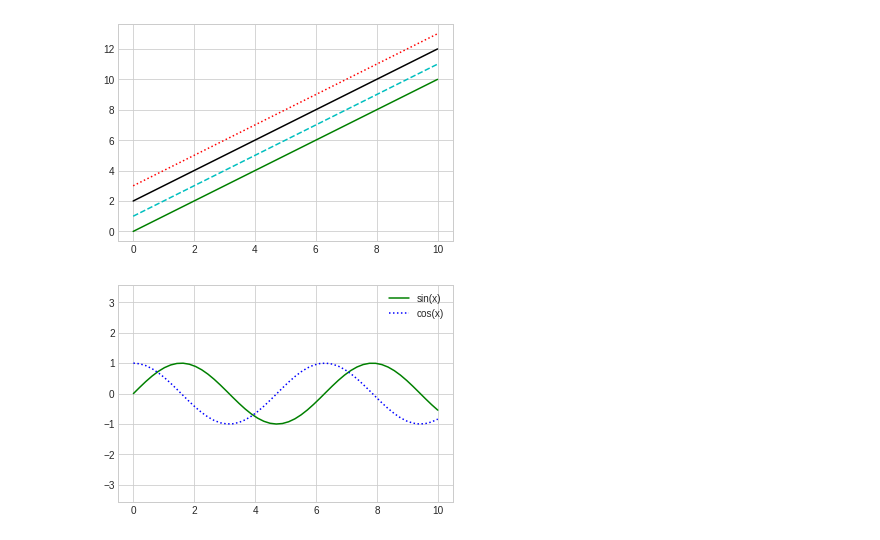
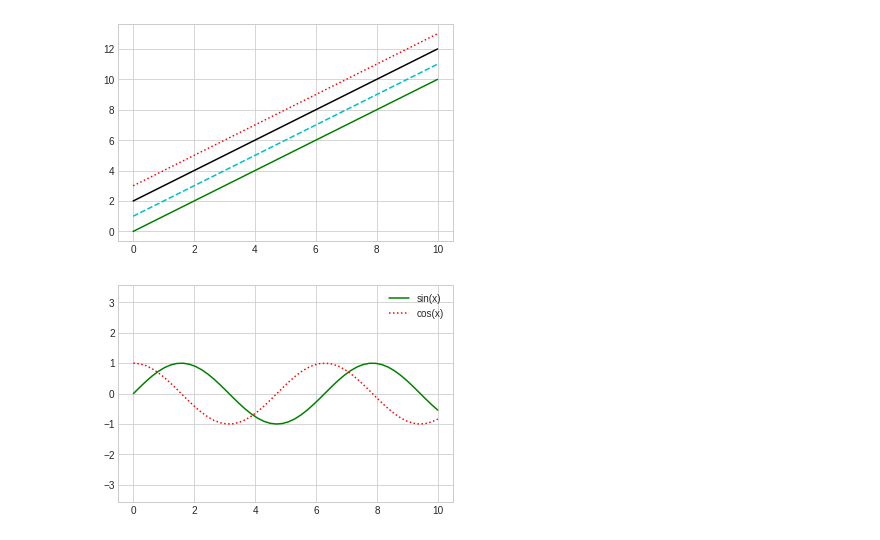
Before and after one commit to lokeshwarinayak/intenship, a Jupyter notebook: mathplot.ipynb, the cells around one changed output. Saved outputs shown, nothing was run; the diff lists cells and outputs as text; code cells hidden in the pictures.

```diff
--- a/mathplot.ipynb
+++ b/mathplot.ipynb
@@ -120,9 +120,9 @@ plt.plot(x, x + 3, ':r');
 [figure]
 # %%
 plt.plot(x, np.sin(x), '-g', label='sin(x)')
-plt.plot(x, np.cos(x), ':b', label='cos(x)')
+plt.plot(x, np.cos(x), ':r', label='cos(x)')
 plt.axis('equal')
 
 plt.legend();
 # %% [output]
-[figure, old version]
+[figure, new version]
```
Also changed, not shown: parts of 6 cells of this notebook.
